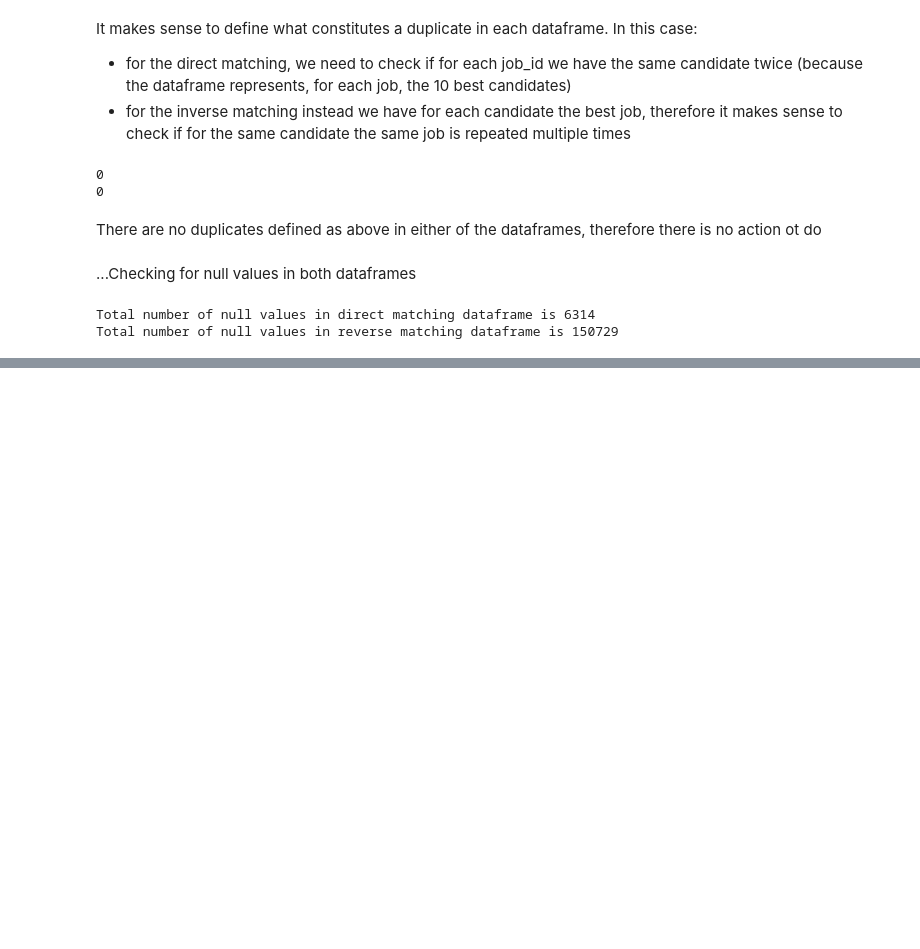
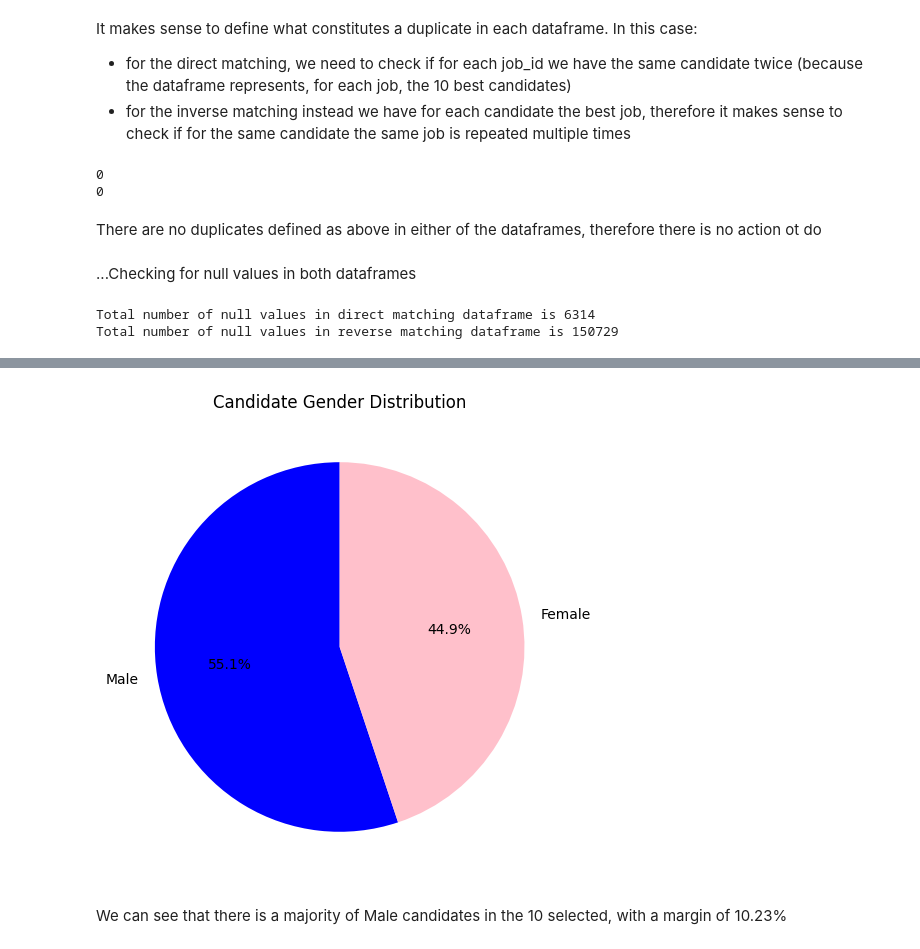
Before and after one commit to adiiulio/AiInIndustry_2025, a Jupyter notebook: fariness.ipynb, the cells around one changed output, grey strips where cells are left out. Saved outputs shown, nothing was run; the diff lists cells and outputs as text; code cells hidden in the pictures; blank space fills up the shorter version.

```diff
--- a/fariness.ipynb
+++ b/fariness.ipynb
@@ -59,0 +245,11 @@ dm_df = dm_df.dropna()
+# %%
+# Pie chart for gender distribution
+plt.figure(figsize=(6, 6))
+dm_df['cand_gender'].value_counts().plot.pie(autopct='%1.1f%%', colors=['blue', 'pink'], startangle=90)
+plt.title("Candidate Gender Distribution")
+plt.ylabel("")  # Hide y-label
+plt.show()
+# %% [output]
+[figure, added]
+# %% [markdown]
+We can see that there is a majority of Male candidates in the 10 selected, with a margin of 10.23%
```
Also changed, not shown: parts of 51 cells of this notebook.
